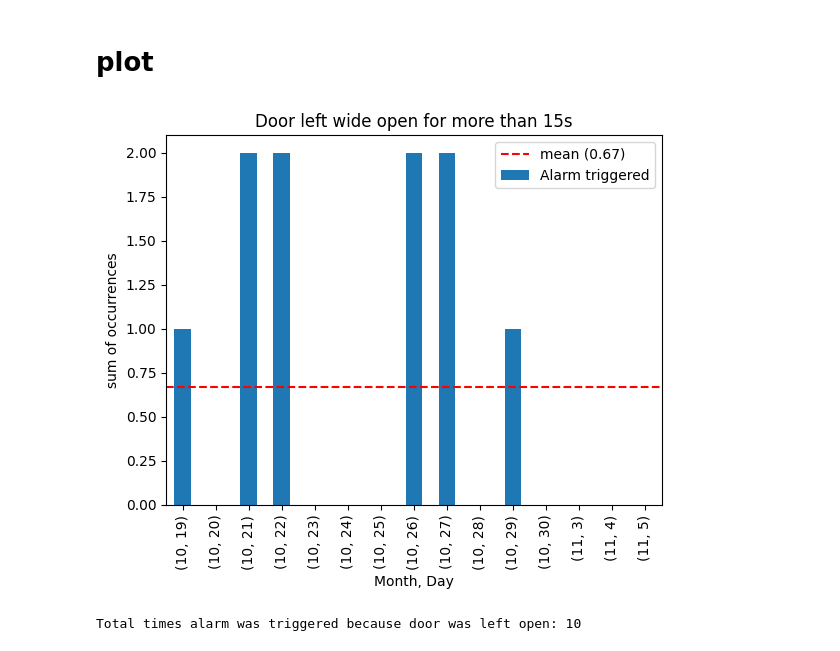
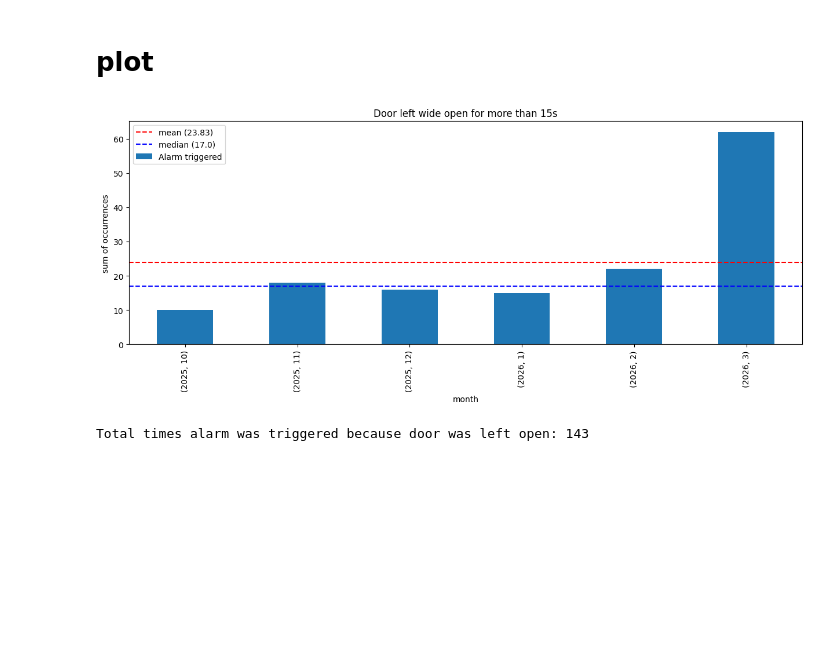
Before and after one commit to DamianAtlass/fridge-sensor, a Jupyter notebook: plotting.ipynb, the cells around one changed output. Saved outputs shown, nothing was run; the diff lists cells and outputs as text; code cells hidden in the pictures; blank space fills up the shorter version.

```diff
--- a/plotting.ipynb
+++ b/plotting.ipynb
@@ -11,7 +11,7 @@ df = pd.read_csv("logs.csv", sep=",")
 
 df["Door_wide_open"] = df["Door"]=="open"
 df["Door_ajar"] = df["Door"]=="ajar"
-df.drop(columns=["Door"], axis=1, inplace=True)
+df.drop(columns=["Door"], inplace=True)
 df["t"] = pd.to_datetime(df["t"], format="mixed")
 
 df["Alarm level"] = df["Alarm level"].map(lambda x: int(x[:1]))
@@ -131,18 +187,19 @@ def get_df_door_open(df: pd.DataFrame) -> pd.DataFrame:
 # plot
 # %%
 def plot_door_open(df: pd.DataFrame):
-    df["t"] = df["t"].apply(lambda t: (t.month, t.day))
+    df["t"] = df["t"].apply(lambda t: (t.year, t.month))
     df_grouped = df.groupby("t")["Door_left_wide_open_start"].sum()
-
+    plt.figure(figsize=(15, 5))
     df_grouped.plot(kind="bar", label="Alarm triggered")
-    plt.xlabel("Month, Day")
+    plt.xlabel("month")
     plt.ylabel("sum of occurrences")
     plt.title("Door left wide open for more than 15s")
     plt.axhline(df_grouped.mean(), linestyle="--", color="r", label=f"mean ({round(df_grouped.mean(), 2)})")
+    plt.axhline(df_grouped.median(), linestyle="--", color="b", label=f"median ({round(df_grouped.median(), 2)})")
     plt.legend()
     plt.show()
     print("Total times alarm was triggered because door was left open:", df["Door_left_wide_open_start"].sum())
 plot_door_open(get_df_door_open(df.copy()))
 # %% [output]
-[figure, old version]
+[figure, new version]
-Total times alarm was triggered because door was left open: 10
+Total times alarm was triggered because door was left open: 143
```
Also changed, not shown: parts of 5 cells of this notebook, 1 other file.
